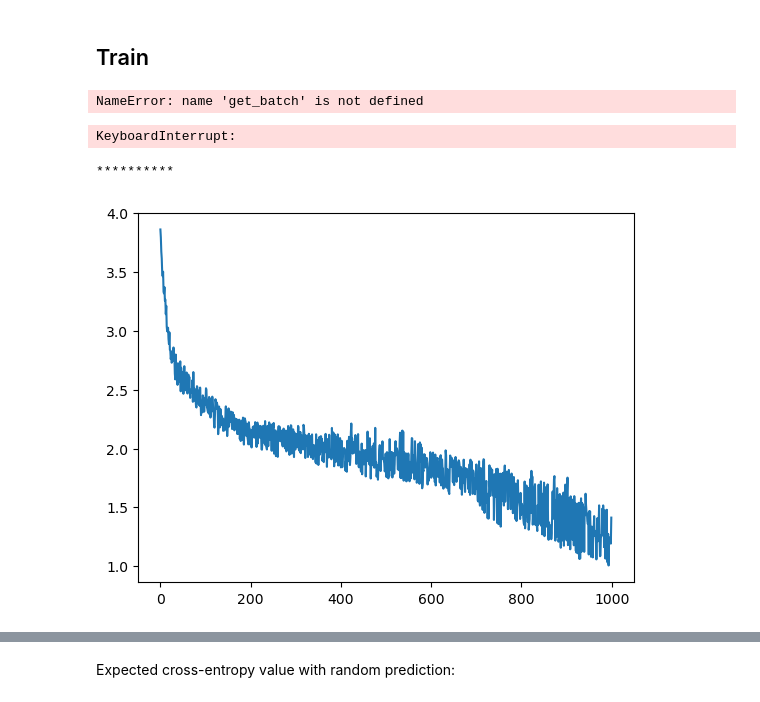
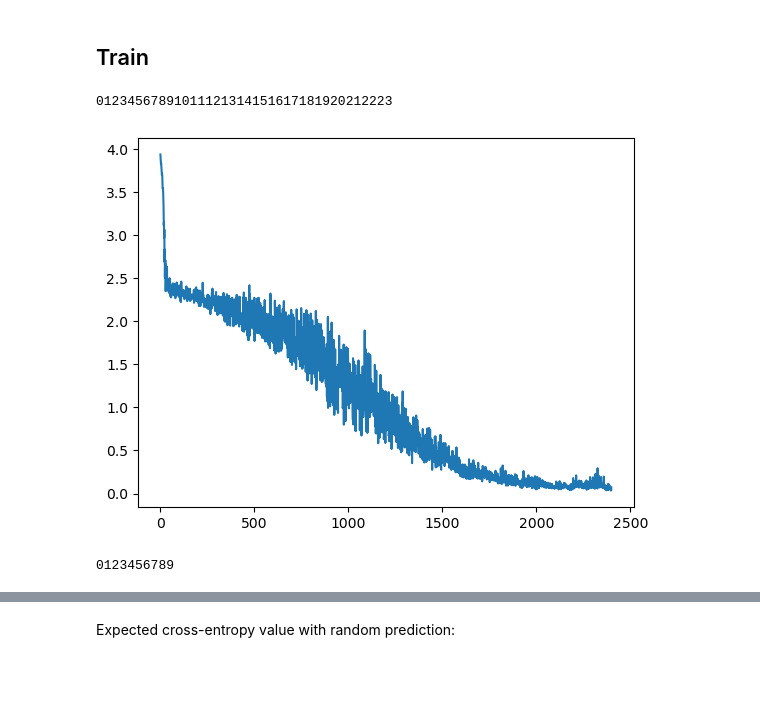
Before and after one commit to flavio2018/lte, a Jupyter notebook: notebooks/0.2_build_training_loop.ipynb, the cells around one changed output, grey strips where cells are left out. Cells and saved outputs as stored; diff of their text form; code cells hidden in the pictures; blank space fills up the shorter version.

```diff
--- a/notebooks/0.2_build_training_loop.ipynb
+++ b/notebooks/0.2_build_training_loop.ipynb
@@ -363,43 +373,26 @@ model = dntm
 ## Train
 # %%
 loss = torch.nn.CrossEntropyLoss()
-opt = torch.optim.Adam(model.parameters(), lr=0.001)
-MAX_ITER = 1000
+opt = torch.optim.Adam(lstm.parameters(), lr=0.001)
+MAX_ITER = 2400
-# %%
-loss_values = []
-for step in range(MAX_ITER):
-    batched_samples, batched_targets = get_batch(equal_len_tensor_samples, equal_len_tensor_targets)
-    loss_values.append(train(model, batched_samples, batched_targets, loss, opt))
-# %% [output]
-NameError: name 'get_batch' is not defined
+# %%
+loss_values = []
+for step in range(MAX_ITER):
+    batched_samples, batched_targets = get_batch(equal_len_tensor_samples, equal_len_tensor_targets)
+    loss_values.append(train(lstm, batched_samples, batched_targets, loss, opt))
 # %%
 loss = torch.nn.CrossEntropyLoss(reduction='none')
-loss_values = []
+lstm_loss_values = []
 for step in range(MAX_ITER):
     (padded_samples_batch, padded_targets_batch,
      samples_len, targets_len) = get_padded_batch(padded_samples_batches, padded_targets_batches,
                                                   samples_len_batches, targets_len_batches)
-    loss_values.append(train_padded(model, padded_samples_batch, padded_targets_batch, samples_len, targets_len, loss, opt))
+    lstm_loss_values.append(train_padded(lstm, padded_samples_batch, padded_targets_batch, samples_len, targets_len, loss, opt))
+    if step % 100 == 0: print(int(step//100), end='')
+# %% [output]
+01234567891011121314151617181920212223
-# %%
-loss_values = []
-for step in range(MAX_ITER):
-    # x_t, y_t = get_sample(few_tensor_samples)
-    batched_samples, batched_targets = get_batch(equal_len_tensor_samples, equal_len_tensor_targets)
-    loss_values.append(train_dntm(model, batched_samples, batched_targets, loss, opt))
-# %% [output]
-KeyboardInterrupt:
-# %%
-loss_values = []
-for step in range(MAX_ITER):
-    (batched_samples, batched_targets,
-     samples_len, targets_len) = get_padded_batch(padded_samples_batches, padded_targets_batches,
-                                                  samples_len_batches, targets_len_batches)
-    loss_values.append(train_dntm_padded(model, batched_samples, batched_targets, samples_len, targets_len, loss, opt))
-    if step % 100 == 0: print("*", end='')
-# %% [output]
-**********
 # %%
-AxesSubplot = sns.lineplot(loss_values)
+AxesSubplot = sns.lineplot(lstm_loss_values)
 # _ = AxesSubplot.set(title=f"{x} {y}")
 # %% [output]
-[figure, old version]
+[figure, new version]
@@ -405,0 +410,10 @@ AxesSubplot = sns.lineplot(loss_values)
+# %%
+dntm_loss_values = []
+for step in range(MAX_ITER):
+    (padded_samples_batch, padded_targets_batch,
+     samples_len, targets_len) = get_padded_batch(padded_samples_batches, padded_targets_batches,
+                                                  samples_len_batches, targets_len_batches)
+    dntm_loss_values.append(train_dntm_padded(dntm, padded_samples_batch, padded_targets_batch, samples_len, targets_len, loss, opt))
+    if step % 100 == 0: print(int(step//100), end='')
+# %% [output]
+0123456789
```
Also changed, not shown: parts of 24 cells of this notebook.
